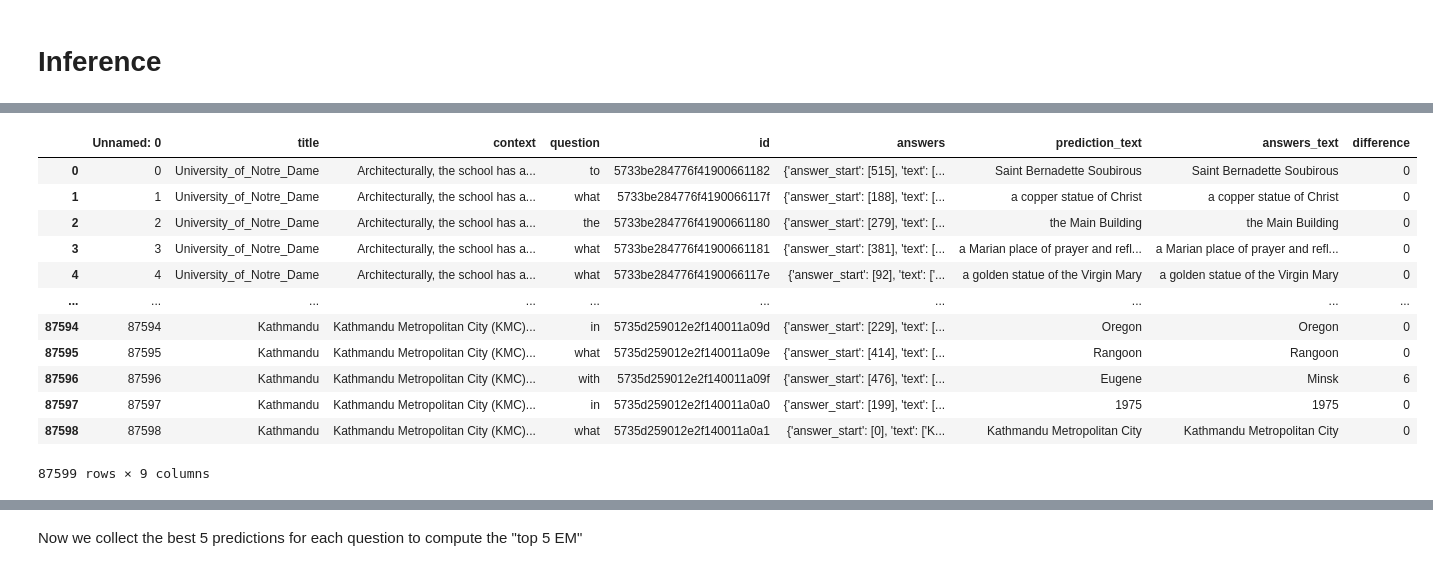
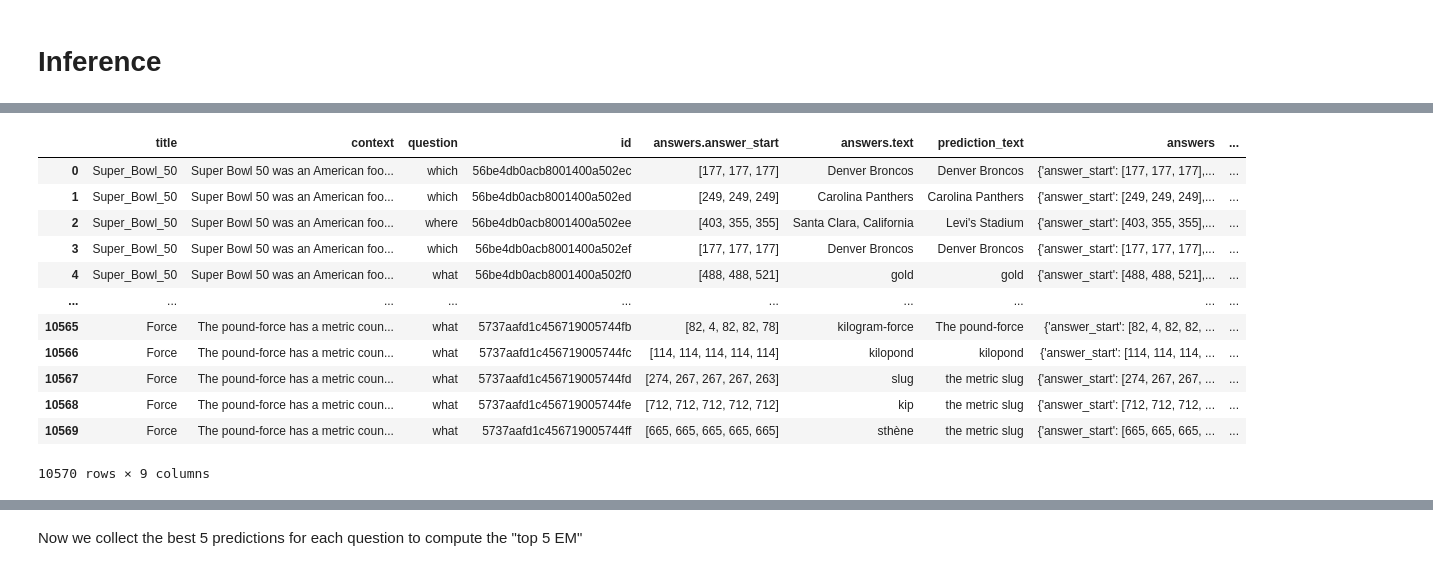
Before and after one commit to nlpunibo/Question-Answering-SQUAD, a Jupyter notebook: DistilBertQA_eval.ipynb, the cells around one changed output, grey strips where cells are left out. Cells and saved outputs as stored; diff of their text form; code cells hidden in the pictures.

```diff
--- a/DistilBertQA_eval.ipynb
+++ b/DistilBertQA_eval.ipynb
@@ -187,5 +190,5 @@ Flattening SQUAD 1.1
 Erroneous Datapoints: 0
 # %%
 from datasets import load_dataset
-test_data = load_dataset('csv', data_files=data_path+"test.csv")
+test_data = load_dataset('json', data_files=data_path+"test.json", field='data')
 # %% [output]
@@ -195,16 +197,0 @@ Dataset csv downloaded and prepared to /root/.cache/huggingface/datasets/csv/def
-# %%
-import ast
-
-def string_to_dict(examples: dict) -> dict:
-    """Convert the answers form string to dict.
-       This is needed because when you load the data from the csv file
-       the type of the 'answers' column is string but we want a dict
-
-     Args:
-         examples: a squad sample.
-     """
-    examples['answers'] = ast.literal_eval(examples['answers'])
-    return examples
-
-
-test_data = test_data.map(string_to_dict)
@@ -737,25 +737,2 @@ Under whose rule were new Christian festivals added to previous Roman holidays?
 # %%
 test_dataframe['prediction_text'] = formatted_predictions.values()
-# %%
-def get_answer_text(answer: str) -> str:
-    """Extract only the text from an answer
-
-    Args:
-        answer: the answer.
-    """
-    return answer.split("'text': ")[1][2:-3]
-
-test_dataframe['answers_text'] = test_dataframe['answers'].apply(get_answer_text)
-# %%
-def string_to_dict(answer: dict) -> dict:
-    """Convert the answers form string to dict.
-       This is needed because when you load the data from the csv file
-       the type of the 'answers' column is string but we want a dict
-
-     Args:
-         answer: a squad answers feature.
-     """
-    answer = ast.literal_eval(answer)
-    return answer
-
-test_dataframe['answers'] = test_dataframe['answers'].apply(string_to_dict)
@@ -857,26 +874,26 @@ plt.show()
 # %%
 def get_char_diff(row: pd.core.series.Series) -> int:
     """Compute the difference, in terms of the number of different charecters
        between the real answer and the predicted one
     """
-    return sum(1 for a, b in zip(row.answers_text, row.prediction_text) if a != b) + abs(len(row.answers_text) - len(row.prediction_text))
+    return sum(1 for a, b in zip(row["answers.text"], row.prediction_text) if a != b) + abs(len(row["answers.text"]) - len(row.prediction_text))
 
 test_dataframe['difference'] = test_dataframe.apply(get_char_diff, axis=1)
 test_dataframe
 # %% [output]
-|  | Unnamed: 0 | title | context | question | id | answers | prediction_text | answers_text | difference |
-| 0 | 0 | University_of_Notre_Dame | Architecturally, the school has a... | to | 5733be284776f41900661182 | {'answer_start': [515], 'text': [... | Saint Bernadette Soubirous | Saint Bernadette Soubirous | 0 |
-| 1 | 1 | University_of_Notre_Dame | Architecturally, the school has a... | what | 5733be284776f4190066117f | {'answer_start': [188], 'text': [... | a copper statue of Christ | a copper statue of Christ | 0 |
-| 2 | 2 | University_of_Notre_Dame | Architecturally, the school has a... | the | 5733be284776f41900661180 | {'answer_start': [279], 'text': [... | the Main Building | the Main Building | 0 |
-| 3 | 3 | University_of_Notre_Dame | Architecturally, the school has a... | what | 5733be284776f41900661181 | {'answer_start': [381], 'text': [... | a Marian place of prayer and refl... | a Marian place of prayer and refl... | 0 |
-| 4 | 4 | University_of_Notre_Dame | Architecturally, the school has a... | what | 5733be284776f4190066117e | {'answer_start': [92], 'text': ['... | a golden statue of the Virgin Mary | a golden statue of the Virgin Mary | 0 |
+|  | title | context | question | id | answers.answer_start | answers.text | prediction_text | answers | ... |
+| 0 | Super_Bowl_50 | Super Bowl 50 was an American foo... | which | 56be4db0acb8001400a502ec | [177, 177, 177] | Denver Broncos | Denver Broncos | {'answer_start': [177, 177, 177],... | ... |
+| 1 | Super_Bowl_50 | Super Bowl 50 was an American foo... | which | 56be4db0acb8001400a502ed | [249, 249, 249] | Carolina Panthers | Carolina Panthers | {'answer_start': [249, 249, 249],... | ... |
+| 2 | Super_Bowl_50 | Super Bowl 50 was an American foo... | where | 56be4db0acb8001400a502ee | [403, 355, 355] | Santa Clara, California | Levi's Stadium | {'answer_start': [403, 355, 355],... | ... |
+| 3 | Super_Bowl_50 | Super Bowl 50 was an American foo... | which | 56be4db0acb8001400a502ef | [177, 177, 177] | Denver Broncos | Denver Broncos | {'answer_start': [177, 177, 177],... | ... |
+| 4 | Super_Bowl_50 | Super Bowl 50 was an American foo... | what | 56be4db0acb8001400a502f0 | [488, 488, 521] | gold | gold | {'answer_start': [488, 488, 521],... | ... |
 | ... | ... | ... | ... | ... | ... | ... | ... | ... | ... |
-| 87594 | 87594 | Kathmandu | Kathmandu Metropolitan City (KMC)... | in | 5735d259012e2f140011a09d | {'answer_start': [229], 'text': [... | Oregon | Oregon | 0 |
-| 87595 | 87595 | Kathmandu | Kathmandu Metropolitan City (KMC)... | what | 5735d259012e2f140011a09e | {'answer_start': [414], 'text': [... | Rangoon | Rangoon | 0 |
-| 87596 | 87596 | Kathmandu | Kathmandu Metropolitan City (KMC)... | with | 5735d259012e2f140011a09f | {'answer_start': [476], 'text': [... | Eugene | Minsk | 6 |
-| 87597 | 87597 | Kathmandu | Kathmandu Metropolitan City (KMC)... | in | 5735d259012e2f140011a0a0 | {'answer_start': [199], 'text': [... | 1975 | 1975 | 0 |
-| 87598 | 87598 | Kathmandu | Kathmandu Metropolitan City (KMC)... | what | 5735d259012e2f140011a0a1 | {'answer_start': [0], 'text': ['K... | Kathmandu Metropolitan City | Kathmandu Metropolitan City | 0 |
+| 10565 | Force | The pound-force has a metric coun... | what | 5737aafd1c456719005744fb | [82, 4, 82, 82, 78] | kilogram-force | The pound-force | {'answer_start': [82, 4, 82, 82, ... | ... |
+| 10566 | Force | The pound-force has a metric coun... | what | 5737aafd1c456719005744fc | [114, 114, 114, 114, 114] | kilopond | kilopond | {'answer_start': [114, 114, 114, ... | ... |
+| 10567 | Force | The pound-force has a metric coun... | what | 5737aafd1c456719005744fd | [274, 267, 267, 267, 263] | slug | the metric slug | {'answer_start': [274, 267, 267, ... | ... |
+| 10568 | Force | The pound-force has a metric coun... | what | 5737aafd1c456719005744fe | [712, 712, 712, 712, 712] | kip | the metric slug | {'answer_start': [712, 712, 712, ... | ... |
+| 10569 | Force | The pound-force has a metric coun... | what | 5737aafd1c456719005744ff | [665, 665, 665, 665, 665] | sthène | the metric slug | {'answer_start': [665, 665, 665, ... | ... |
-87599 rows × 9 columns
+10570 rows × 9 columns
 # %%
 figsize = (10,6)
 test_dataframe['difference'].plot.hist(title="Number of different characthers", bins= 50, figsize=figsize, grid=True)
```
Also changed, not shown: parts of 24 cells of this notebook.
